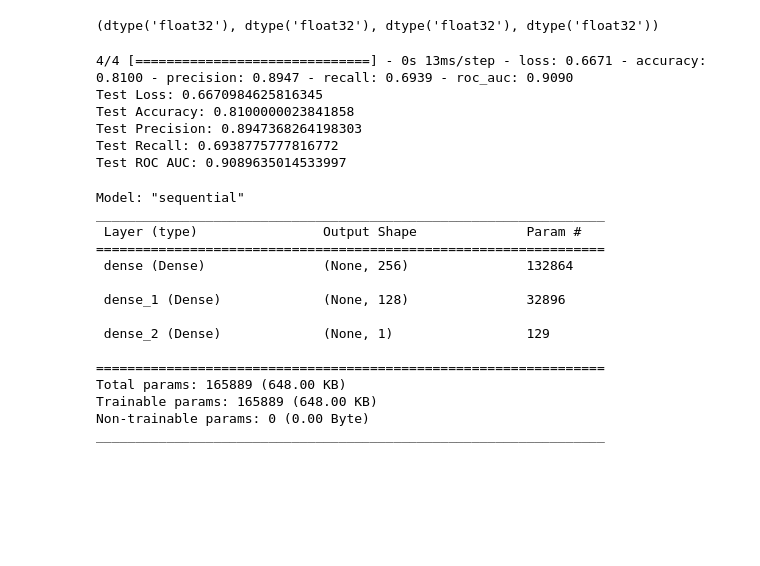
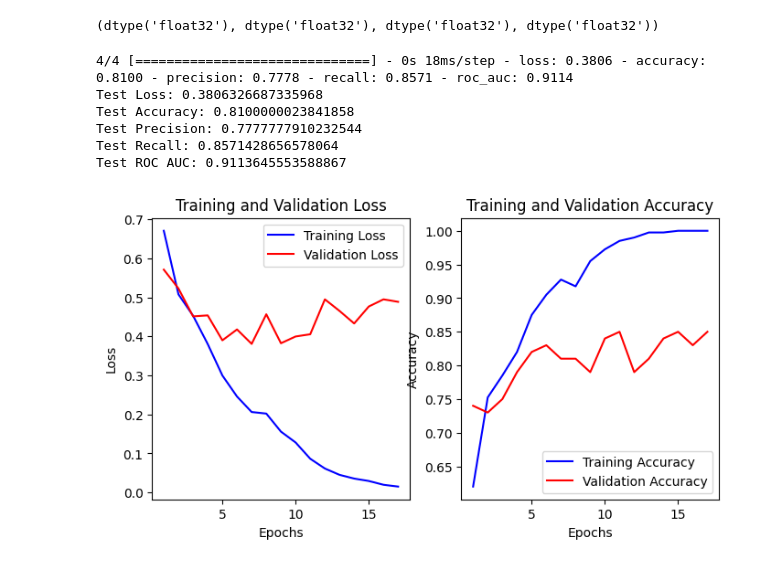
Before and after one commit to nghia95/fake-data-detector, a Jupyter notebook: notebooks/Halim_exploratory.ipynb, the cells around one changed output. Drawn from its saved outputs; the diff is of its cells as text; code cells hidden in the pictures; blank space fills up the shorter version.

Commit message:
Added plots and confusion matrix

```diff
--- a/notebooks/Halim_exploratory.ipynb
+++ b/notebooks/Halim_exploratory.ipynb
@@ -490,15 +494,52 @@ def nn_model(input_shape):
         ])
 
     return model
+# %%
+# Plot
+
+def plot_training_history(history):
+    """Plot training & validation accuracy and loss curves."""
+
+    # Extract metrics from history
+    acc = history.history['accuracy']
+    val_acc = history.history['val_accuracy']
+    loss = history.history['loss']
+    val_loss = history.history['val_loss']
+
+    epochs = range(1, len(acc) + 1)
+
+    plt.figure(figsize=(8, 4))
+    # Plot loss
+    plt.subplot(1, 2, 1)
+    plt.plot(epochs, loss, 'b-', label='Training Loss')
+    plt.plot(epochs, val_loss, 'r-', label='Validation Loss')
+    plt.title('Training and Validation Loss')
+    plt.xlabel('Epochs')
+    plt.ylabel('Loss')
+    plt.legend()
+    # Plot accuracy
+    plt.subplot(1, 2, 2)
+    plt.plot(epochs, acc, 'b-', label='Training Accuracy')
+    plt.plot(epochs, val_acc, 'r-', label='Validation Accuracy')
+    plt.title('Training and Validation Accuracy')
+    plt.xlabel('Epochs')
+    plt.ylabel('Accuracy')
+    plt.legend()
+    plt.show()
 # %%
 # Train model on DISTILBERT embeddings
+
+from tensorflow.keras.callbacks import EarlyStopping
+
+es = EarlyStopping(monitor='val_loss', patience=10, restore_best_weights=True)
 
 model_distilbert = nn_model(X_train_distilbert.shape[1])
 
 history_distilbert = model_distilbert.fit(
     X_train_distilbert, y_train_distilbert,
-    epochs=30, batch_size=32,
+    epochs=100, batch_size=32,
     validation_data=(X_test_distilbert, y_test_distilbert),
+    callbacks=[es],
     verbose=0)
 
 distilbert_results = model_distilbert.evaluate(X_test_distilbert, y_test_distilbert)
@@ -509,29 +550,15 @@ print("Test Precision:", distilbert_results[2])
 print("Test Recall:", distilbert_results[3])
 print("Test ROC AUC:", distilbert_results[4])
 # %% [output]
-4/4 [==============================] - 0s 13ms/step - loss: 0.6671 - accuracy: 0.8100 - precision: 0.8947 - recall: 0.6939 - roc_auc: 0.9090
-Test Loss: 0.6670984625816345
+4/4 [==============================] - 0s 18ms/step - loss: 0.3806 - accuracy: 0.8100 - precision: 0.7778 - recall: 0.8571 - roc_auc: 0.9114
+Test Loss: 0.3806326687335968
 Test Accuracy: 0.8100000023841858
-Test Precision: 0.8947368264198303
-Test Recall: 0.6938775777816772
-Test ROC AUC: 0.9089635014533997
+Test Precision: 0.7777777910232544
+Test Recall: 0.8571428656578064
+Test ROC AUC: 0.9113645553588867
-# %%
-model_distilbert.summary()
-# %% [output]
-Model: "sequential"
-_________________________________________________________________
- Layer (type)                Output Shape              Param #
-=================================================================
- dense (Dense)               (None, 256)               132864
-
- dense_1 (Dense)             (None, 128)               32896
-
- dense_2 (Dense)             (None, 1)                 129
-
-=================================================================
-Total params: 165889 (648.00 KB)
-Trainable params: 165889 (648.00 KB)
-Non-trainable params: 0 (0.00 Byte)
-_________________________________________________________________
+# %%
+plot_training_history(history_distilbert)
+# %% [output]
+[figure, added]
 # %%
 # Train model on BERT-small embeddings
```
Also changed, not shown: parts of 11 cells of this notebook.
